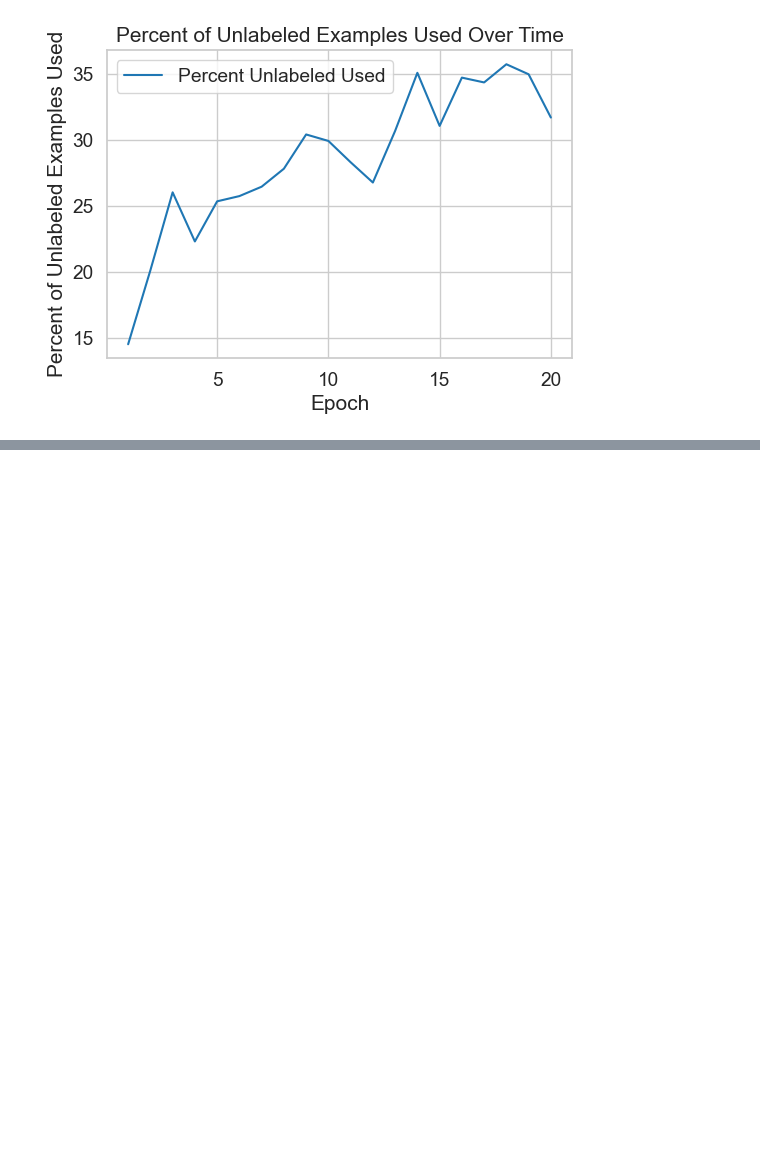
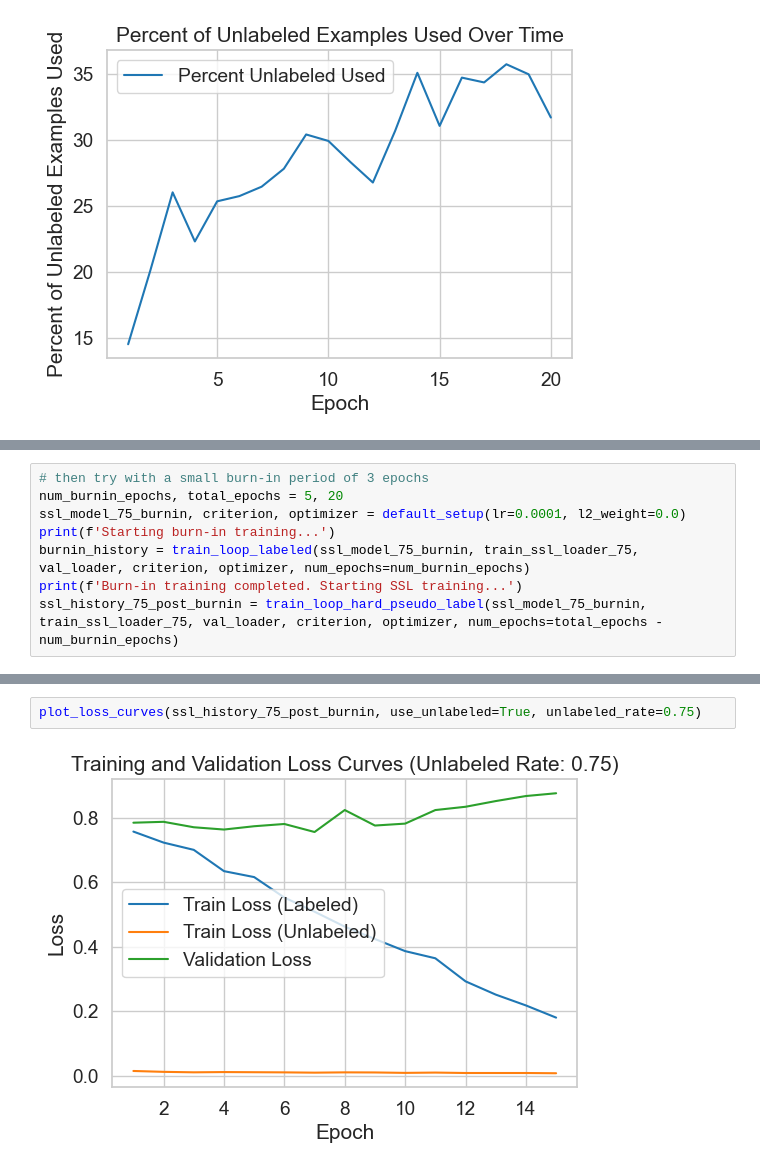
Before and after one commit to behrensm03/bdl-ssl, a Jupyter notebook: nonbayes_cnn_baseline.ipynb, the cells around one changed output, grey strips where cells are left out. Saved outputs shown, nothing was run; the diff lists cells and outputs as text; blank space fills up the shorter version.

```diff
--- a/nonbayes_cnn_baseline.ipynb
+++ b/nonbayes_cnn_baseline.ipynb
@@ -312,0 +508,8 @@ plot_percent_unlabeled_used(ssl_history_90)
+# %%
+# then try with a small burn-in period of 3 epochs
+num_burnin_epochs, total_epochs = 5, 20
+ssl_model_75_burnin, criterion, optimizer = default_setup(lr=0.0001, l2_weight=0.0)
+print(f'Starting burn-in training...')
+burnin_history = train_loop_labeled(ssl_model_75_burnin, train_ssl_loader_75, val_loader, criterion, optimizer, num_epochs=num_burnin_epochs)
+print(f'Burn-in training completed. Starting SSL training...')
+ssl_history_75_post_burnin = train_loop_hard_pseudo_label(ssl_model_75_burnin, train_ssl_loader_75, val_loader, criterion, optimizer, num_epochs=total_epochs - num_burnin_epochs)
@@ -312,0 +531,4 @@ plot_percent_unlabeled_used(ssl_history_90)
+# %%
+plot_loss_curves(ssl_history_75_post_burnin, use_unlabeled=True, unlabeled_rate=0.75)
+# %% [output]
+[figure, added]
```
Also changed, not shown: parts of 20 cells of this notebook, 2 other files.
